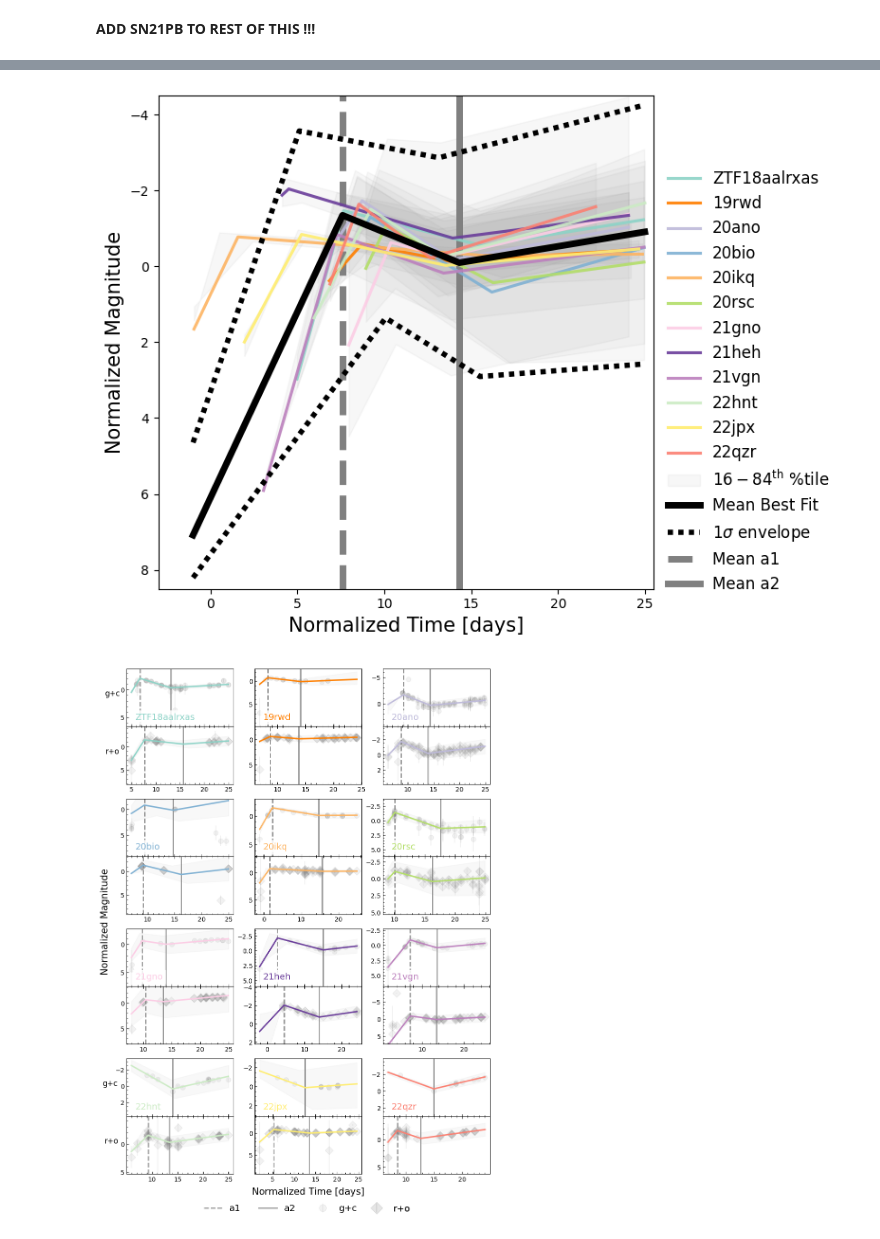
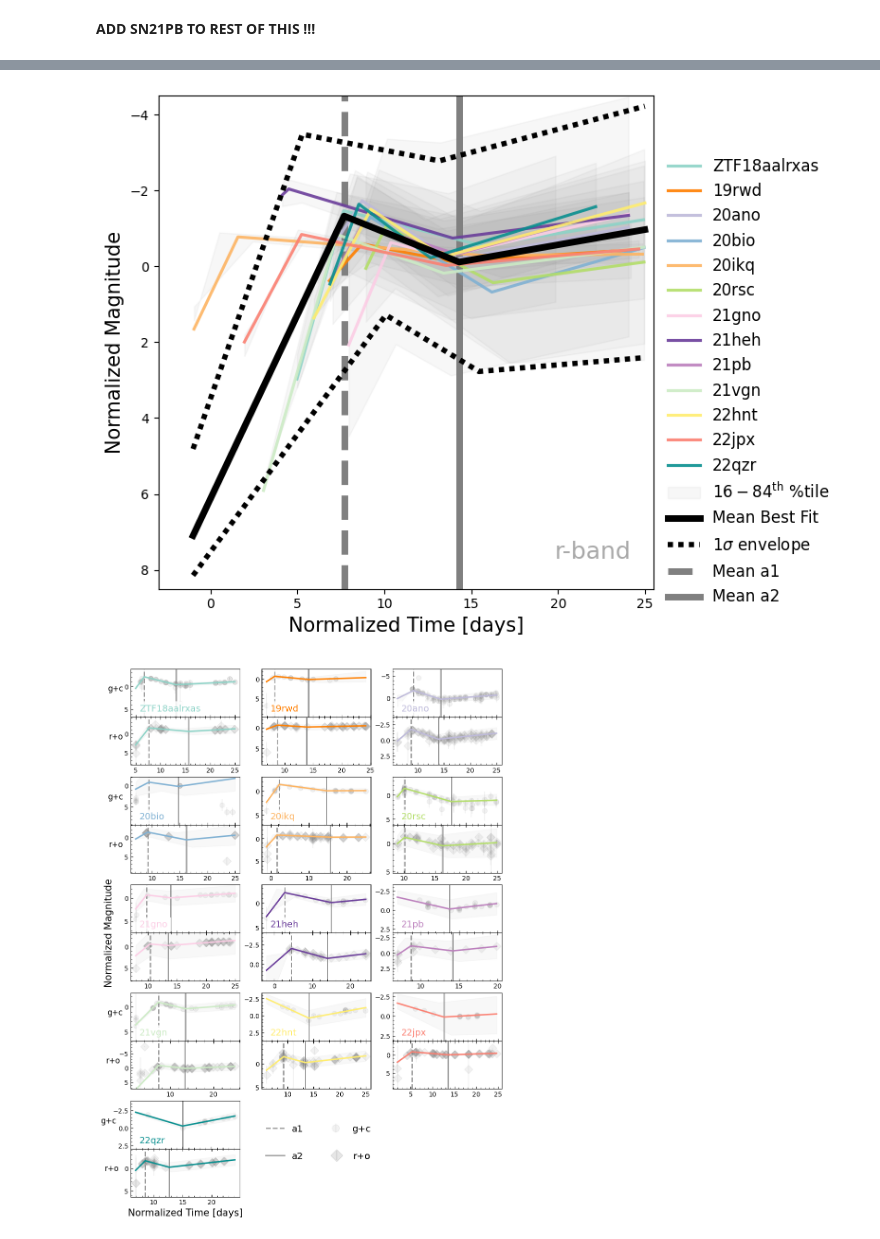
Before and after one commit to aec3675/ztf_IIb, a Jupyter notebook: make_mcmc_plots.ipynb, the cells around one changed output, grey strips where cells are left out. Cells and saved outputs as stored; diff of their text form; code cells hidden in the pictures.

```diff
--- a/make_mcmc_plots.ipynb
+++ b/make_mcmc_plots.ipynb
@@ -45,9 +45,9 @@ Index(['JD', 'filter', 'mag', 'ztf_mag_lower', 'ztf_mag_upper',
 # %% [markdown]
 **ADD SN21PB TO REST OF THIS !!!**
 # %%
-df_str_list = ['snztf18','sn19rwd','sn20ano','sn20bio','sn20ikq','sn20rsc','sn21gno','sn21heh','sn21vgn','sn22hnt','sn22jpx','sn22qzr']
-df_sub_ls = [snztf18,sn19rwd,sn20ano,sn20bio,sn20ikq,sn20rsc,sn21gno,sn21heh,sn21vgn,sn22hnt,sn22jpx,sn22qzr]
-plot_names = ['ZTF18aalrxas', '19rwd', '20ano','20bio','20ikq','20rsc','21gno','21heh','21vgn','22hnt','22jpx','22qzr']
+df_str_list = ['snztf18','sn19rwd','sn20ano','sn20bio','sn20ikq','sn20rsc','sn21gno','sn21heh','sn21pb','sn21vgn','sn22hnt','sn22jpx','sn22qzr']
+df_sub_ls = [snztf18,sn19rwd,sn20ano,sn20bio,sn20ikq,sn20rsc,sn21gno,sn21heh,sn21pb,sn21vgn,sn22hnt,sn22jpx,sn22qzr]
+plot_names = ['ZTF18aalrxas', '19rwd', '20ano','20bio','20ikq','20rsc','21gno','21heh','21pb','21vgn','22hnt','22jpx','22qzr']
 # %%
 r1_bool_dict = {
         "g": {"snztf18":True,
@@ -340,6 +350,8 @@ stats_df[['param','min','mean','max','std']]
 # %%
 # colors = ['#a6cee3', '#1f78b4', '#b2df8a', '#33a02c', '#fb9a99', '#e31a1c', '#fdbf6f', '#ff7f00', '#cab2d6', '#6a3d9a']
-colors = ['#8dd3c7','#ff7f00','#bebada','#80b1d3','#fdb462','#b3de69','#fccde5','#6a3d9a','#bc80bd','#ccebc5','#ffed6f', '#fb8072']
+colors = ['#8dd3c7','#ff7f00','#bebada','#80b1d3','#fdb462','#b3de69','#fccde5','#6a3d9a','#bc80bd','#ccebc5','#ffed6f', '#fb8072', '#088F8F']
+# plot_names = ['ZTF18aalrxas', '19rwd', '20ano','20bio','20ikq','20rsc','21gno','21heh','21pb','21vgn','22hnt','22jpx','22qzr']
+# colors_dict = dict(zip(plot_names,colors))
 # %%
 # a1s,a2s = [],[]
 # fig = plt.figure(figsize=(8,6))
@@ -689,20 +702,23 @@ mean_a2_r = float(stats_df[stats_df['filter']=='r'].loc[stats_df['param']=='a2']
 plt.axvline(mean_a1_r,alpha=1.0, color='gray', linestyle='dashed', linewidth=5, label='Mean a1', zorder=0)
 plt.axvline(mean_a2_r,alpha=1.0, color='gray', linestyle='solid', linewidth=5, label='Mean a2', zorder=0)
 
+bbox = dict(facecolor='white', edgecolor='white',alpha=0.85)
+plt.annotate('r-band',xy=(0.8,0.06),xycoords='axes fraction',color='darkgray',fontsize=18, bbox=bbox)
+
 plt.xlabel('Normalized Time [days]', fontsize=15)
 plt.ylabel('Normalized Magnitude', fontsize=15)
 # plt.title('MCMC Mean Best Fit for all r-band SNe', fontsize=15)
 plt.ylim(8.5,-4.5)
 plt.xlim(-3,25.5)
 handles, labels = ax.get_legend_handles_labels()
-h, l = handles[:24:2], labels[:24:2]
-h2, l2 = handles[23:], labels[23:]
+h, l = handles[:26:2], labels[:26:2]
+h2, l2 = handles[25:], labels[25:]
 hand, lab = h+h2, l+l2
 ax.legend(hand, lab, loc='center left', bbox_to_anchor=(1, 0.42),frameon=False, fontsize=12)
 plt.tight_layout()
 plt.savefig(SAVE_DIR+'/figures/mean_mcmc_fits_r.png')
 # %% [output]
-[figure, old version]
+[figure, new version]
 # %%
 # plot_names = ['ZTF18aalrxas', '19rwd', '20ano','20bio','20ikq','20rsc','21gno','21heh','21vgn','22hnt','22jpx','22qzr']
 
@@ -807,13 +823,12 @@ plt.savefig(SAVE_DIR+'/figures/mean_mcmc_fits_r.png')
 # %%
 %matplotlib inline
 # COMBIINING THE SUBPOTS TO COMPARE B/W G AND R RESULTS
-plot_names = ['ZTF18aalrxas', '19rwd', '20ano','20bio','20ikq','20rsc','21gno','21heh','21vgn','22hnt','22jpx','22qzr']
 
-gridspec = dict(hspace=0.0, wspace=0.2, height_ratios=[1,1,0.25,1,1,0.25,1,1,0.25,1,1])
-fig, axs = plt.subplots(11,3, figsize=(9,12), sharex=False, gridspec_kw=gridspec)
-glocs = [[0,0],[0,1],[0,2],[3,0],[3,1],[3,2],[6,0],[6,1],[6,2],[9,0],[9,1],[9,2]]
-rlocs = [[1,0],[1,1],[1,2],[4,0],[4,1],[4,2],[7,0],[7,1],[7,2],[10,0],[10,1],[10,2]]
-elocs = [[2,0],[2,1],[2,2],[5,0],[5,1],[5,2],[8,0],[8,1],[8,2]]
+gridspec = dict(hspace=0.0, wspace=0.2, height_ratios=[1,1,0.25,1,1,0.25,1,1,0.25,1,1,0.25,1,1])
+fig, axs = plt.subplots(14,3, figsize=(9,12), sharex=False, gridspec_kw=gridspec)
+glocs = [[0,0],[0,1],[0,2],[3,0],[3,1],[3,2],[6,0],[6,1],[6,2],[9,0],[9,1],[9,2],[12,0],[12,1]]
+rlocs = [[1,0],[1,1],[1,2],[4,0],[4,1],[4,2],[7,0],[7,1],[7,2],[10,0],[10,1],[10,2],[13,0],[13,1]]
+elocs = [[2,0],[2,1],[2,2],[5,0],[5,1],[5,2],[8,0],[8,1],[8,2],[11,0],[11,1]]
 
 for i,df in enumerate(df_sub_ls):
     df_str = df_str_list[i]
@@ -861,41 +876,51 @@ for i,df in enumerate(df_sub_ls):
     xr,yr,yerrr = np.array(r_df['norm_t']),np.array(r_df['norm_m']),np.array(r_df['mag_err_all'])
     axs[rlocs[i][0],rlocs[i][1]].errorbar(xr, yr, yerrr, linestyle='', marker='D', color='gray', alpha=0.1, markersize=9, zorder=0, label='r+o') #ztf errors,
 
     axs[rlocs[i][0],rlocs[i][1]].set_ylim(max(yr)+3, min(yr)-2)
     axs[rlocs[i][0],rlocs[i][1]].xaxis.set_minor_locator(AutoMinorLocator())
     axs[rlocs[i][0],rlocs[i][1]].yaxis.set_minor_locator(AutoMinorLocator())
     axs[rlocs[i][0],rlocs[i][1]].tick_params(which="both",top=True, labeltop=False, bottom=True, labelbottom=True, left=True, right=False, direction="in",zorder=0)
 
     ########## labels
     bbox = dict(facecolor='white', edgecolor='white',alpha=0.85)
     axs[glocs[i][0],glocs[i][1]].annotate(plot_names[i],xy=(0.08,0.12),xycoords='axes fraction',color=colors[i],fontsize=14, bbox=bbox)
 
 for i,e in enumerate(elocs):
     axs[e[0],e[1]].set_visible(False)
 
+axs[12,1].axis("off")
+axs[12,2].axis("off")
+axs[13,1].axis("off")
+axs[13,2].axis("off")
+axs[11,1].axis("off")
+axs[11,2].axis("off")
+
 fig.add_subplot(111, frameon=False)
 # hide tick and tick label of the big axis
 plt.tick_params(labelcolor='none', which='both', top=False, bottom=False, left=False, right=False)
-plt.xlabel("Normalized Time [days]", fontsize=15)
+axs[13,0].set_xlabel("Normalized Time [days]", fontsize=15)
 plt.ylabel("Normalized Magnitude", fontsize=15)
-axs[0,0].set_ylabel('g+c', rotation=0, labelpad=13, fontsize=12)
+axs[0,0].set_ylabel('g+c', rotation=0, labelpad=14, fontsize=12)
 axs[1,0].set_ylabel("r+o", rotation=0, labelpad=13, fontsize=12)
-axs[9,0].set_ylabel('g+c', rotation=0, labelpad=8, fontsize=12)
-axs[10,0].set_ylabel("r+o", rotation=0, labelpad=14, fontsize=12)
+axs[3,0].set_ylabel('g+c', rotation=0, labelpad=14, fontsize=12)
+axs[4,0].set_ylabel("r+o", rotation=0, labelpad=13, fontsize=12)
+axs[9,0].set_ylabel('g+c', rotation=0, labelpad=15, fontsize=12)
+axs[10,0].set_ylabel("r+o", rotation=0, labelpad=9, fontsize=12)
+axs[12,0].set_ylabel('g+c', rotation=0, labelpad=7, fontsize=12)
+axs[13,0].set_ylabel("r+o", rotation=0, labelpad=20, fontsize=12)
 
-
-handles, labels = axs[9,2].get_legend_handles_labels()
-fig.legend(handles[1:], labels[1:], loc='center left', bbox_to_anchor=(.25, -0.01),fontsize='x-large',markerscale=1.5,
-                frameon=False,fancybox=False,ncols=3)
+handles, labels = axs[12,0].get_legend_handles_labels()
+fig.legend(handles[1:], labels[1:], loc='center left', bbox_to_anchor=(0.385, 0.13),fontsize='x-large',markerscale=1.5,
+                frameon=False,fancybox=False,ncols=2,labelspacing=2.0,columnspacing=2.5)
 
 h1, l1 = axs[10,2].get_legend_handles_labels()
 h, l = h1[3:], l1[3:]
-leg1 = axs[10,2].legend(h, l, loc='center left', bbox_to_anchor=(-0.22, -0.6),fontsize='x-large',markerscale=1.5,
+leg1 = axs[10,2].legend(h, l, loc='center left', bbox_to_anchor=(-0.675, -1.4),fontsize='x-large',markerscale=1.5,
                 frameon=False,fancybox=False,)
 axs[10,2].add_artist(leg1)
 
 plt.tight_layout()
 plt.savefig(SAVE_DIR+'/figures/individ_mcmc_fits_subplot_both_bands.png', dpi=300)
 # %% [output]
-[figure, old version]
+[figure, new version]
 # %%
```
Also changed, not shown: parts of 11 cells of this notebook, 10 other files.
